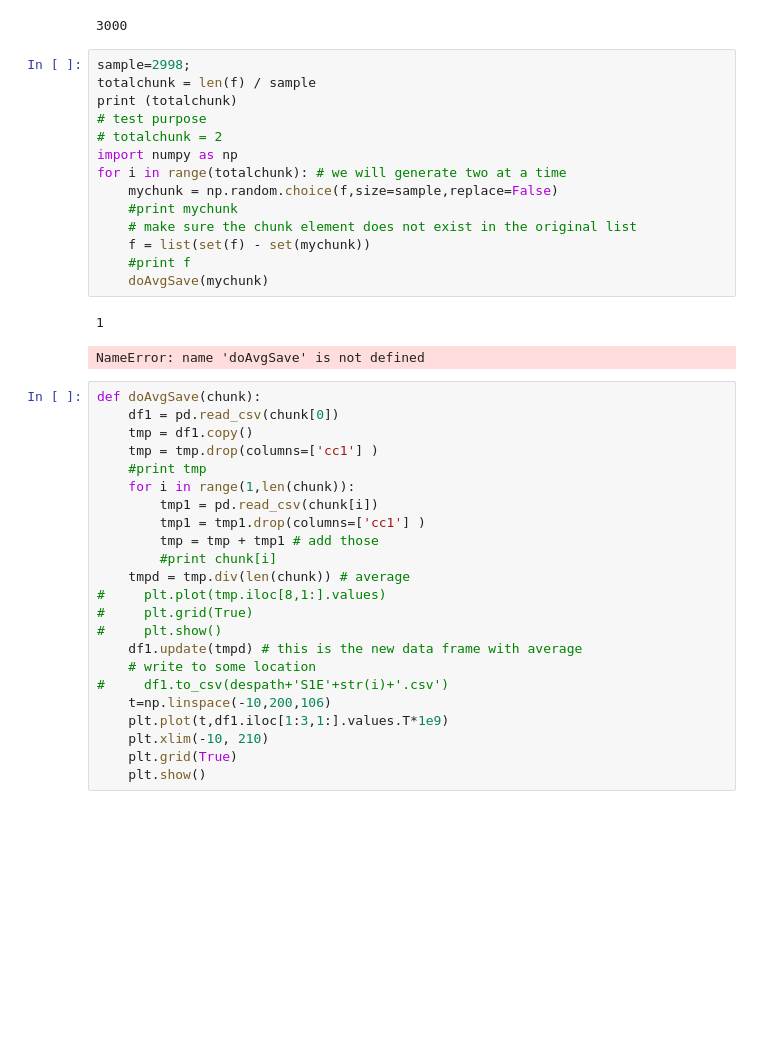
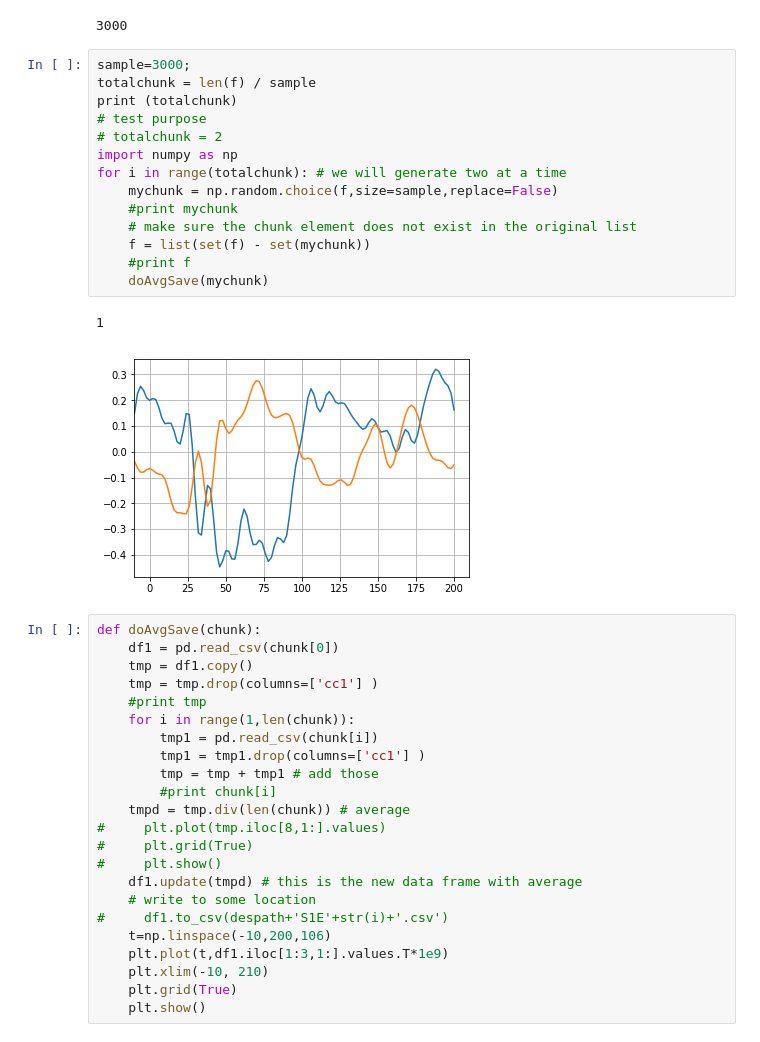
Before and after one commit to msultanmahmud/EEG_Analysis, a Jupyter notebook: Source_Level_Analysis/Aveage_files_v1.ipynb, the cells around one changed output. Cells and saved outputs as stored; diff of their text form; blank space fills up the shorter version.

```diff
--- a/Source_Level_Analysis/Aveage_files_v1.ipynb
+++ b/Source_Level_Analysis/Aveage_files_v1.ipynb
@@ -23,22 +23,22 @@ len(f)
 # %% [output]
 3000
 # %%
-sample=2998;
+sample=3000;
 totalchunk = len(f) / sample
 print (totalchunk)
 # test purpose
 # totalchunk = 2
 import numpy as np
 for i in range(totalchunk): # we will generate two at a time
     mychunk = np.random.choice(f,size=sample,replace=False)
     #print mychunk
     # make sure the chunk element does not exist in the original list
     f = list(set(f) - set(mychunk))
     #print f
     doAvgSave(mychunk)
 # %% [output]
 1
-NameError: name 'doAvgSave' is not defined
+[figure, added]
 # %%
 def doAvgSave(chunk):
     df1 = pd.read_csv(chunk[0])
```
Also changed, not shown: 8 other files.
